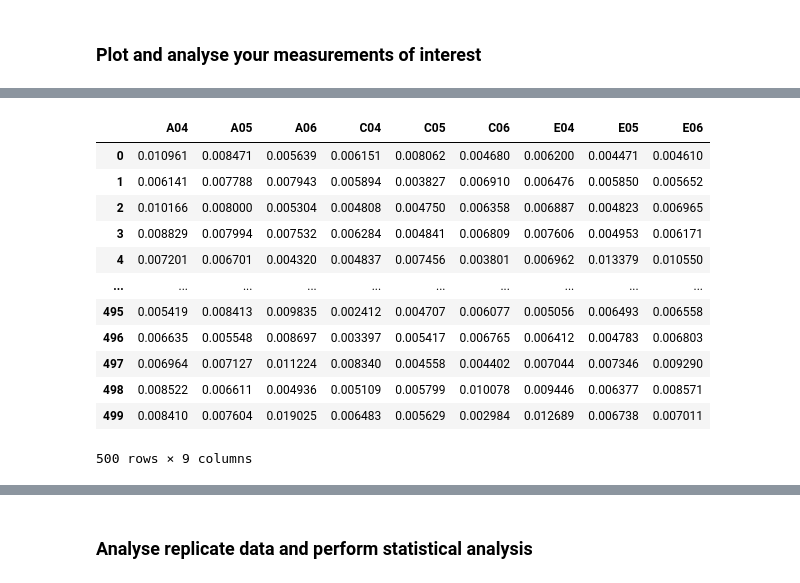
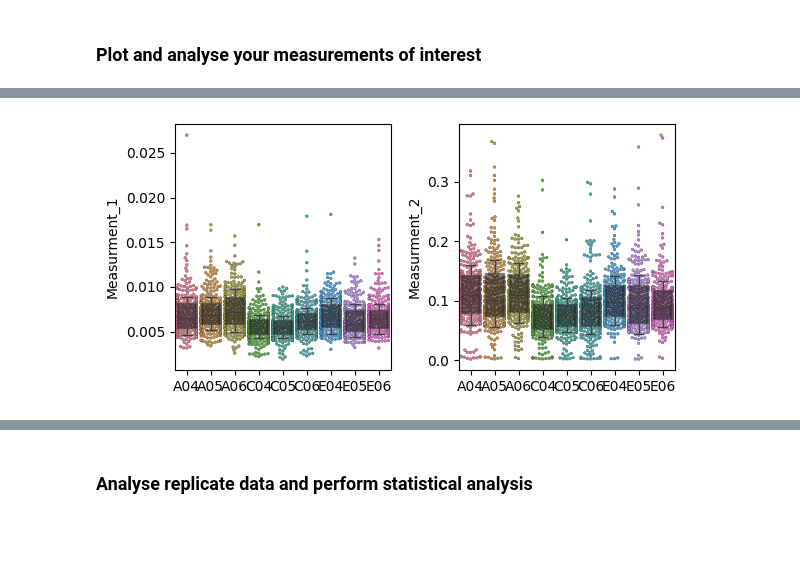
Before and after one commit to charliebidgood/CytView, a Jupyter notebook: example.ipynb, the cells around one changed output, grey strips where cells are left out. Cells and saved outputs as stored; diff of their text form; code cells hidden in the pictures; blank space fills up the shorter version.

```diff
--- a/example.ipynb
+++ b/example.ipynb
@@ -44,3 +44,21 @@ plt.show()
+# %%
+"""
+Both cell_plot() and group_plot() can be provided a matplotlib axes object. These functions utilise seaborn's swarmplot() and boxplot()
+functions and is fed back into them on the backend.
+
+"""
+fig, axes = plt.subplots(1,2, figsize=[6,3])
+
+plot = cv.cell_plot(df, measurement= "Measurement_1", size=2, identifier= "Metadata_Well", ax=axes[0], obs_max=250)
+axes[0].set_ylabel("Measurment_1")
+
+plot = cv.cell_plot(df, measurement= "Measurement_2", size=2, identifier= "Metadata_Well", ax=axes[1], obs_max=250)
+axes[1].set_ylabel("Measurment_2")
+
+plt.tight_layout()
+plt.show()
+# %% [output]
+[figure, added]
 # %%
 """
 cell_plot() returns a dictionary containing both the sampled dataframe and summarised results
@@ -48,20 +66,6 @@ cell_plot() returns a dictionary containing both the sampled dataframe and summa
 
 # show the sampled dataframe
 plot["dataframe"]
-# %% [output]
-|  | A04 | A05 | A06 | C04 | C05 | C06 | E04 | E05 | E06 |
-| 0 | 0.010961 | 0.008471 | 0.005639 | 0.006151 | 0.008062 | 0.004680 | 0.006200 | 0.004471 | 0.004610 |
-| 1 | 0.006141 | 0.007788 | 0.007943 | 0.005894 | 0.003827 | 0.006910 | 0.006476 | 0.005850 | 0.005652 |
-| 2 | 0.010166 | 0.008000 | 0.005304 | 0.004808 | 0.004750 | 0.006358 | 0.006887 | 0.004823 | 0.006965 |
-| 3 | 0.008829 | 0.007994 | 0.007532 | 0.006284 | 0.004841 | 0.006809 | 0.007606 | 0.004953 | 0.006171 |
-| 4 | 0.007201 | 0.006701 | 0.004320 | 0.004837 | 0.007456 | 0.003801 | 0.006962 | 0.013379 | 0.010550 |
-| ... | ... | ... | ... | ... | ... | ... | ... | ... | ... |
-| 495 | 0.005419 | 0.008413 | 0.009835 | 0.002412 | 0.004707 | 0.006077 | 0.005056 | 0.006493 | 0.006558 |
-| 496 | 0.006635 | 0.005548 | 0.008697 | 0.003397 | 0.005417 | 0.006765 | 0.006412 | 0.004783 | 0.006803 |
-| 497 | 0.006964 | 0.007127 | 0.011224 | 0.008340 | 0.004558 | 0.004402 | 0.007044 | 0.007346 | 0.009290 |
-| 498 | 0.008522 | 0.006611 | 0.004936 | 0.005109 | 0.005799 | 0.010078 | 0.009446 | 0.006377 | 0.008571 |
-| 499 | 0.008410 | 0.007604 | 0.019025 | 0.006483 | 0.005629 | 0.002984 | 0.012689 | 0.006738 | 0.007011 |
-500 rows × 9 columns
 # %%
 # summary of dataframe including mean, standard deviation, interquartile ranges and min/max values.
 plot["summary"]
```
Also changed, not shown: parts of 7 cells of this notebook, 3 other files.
